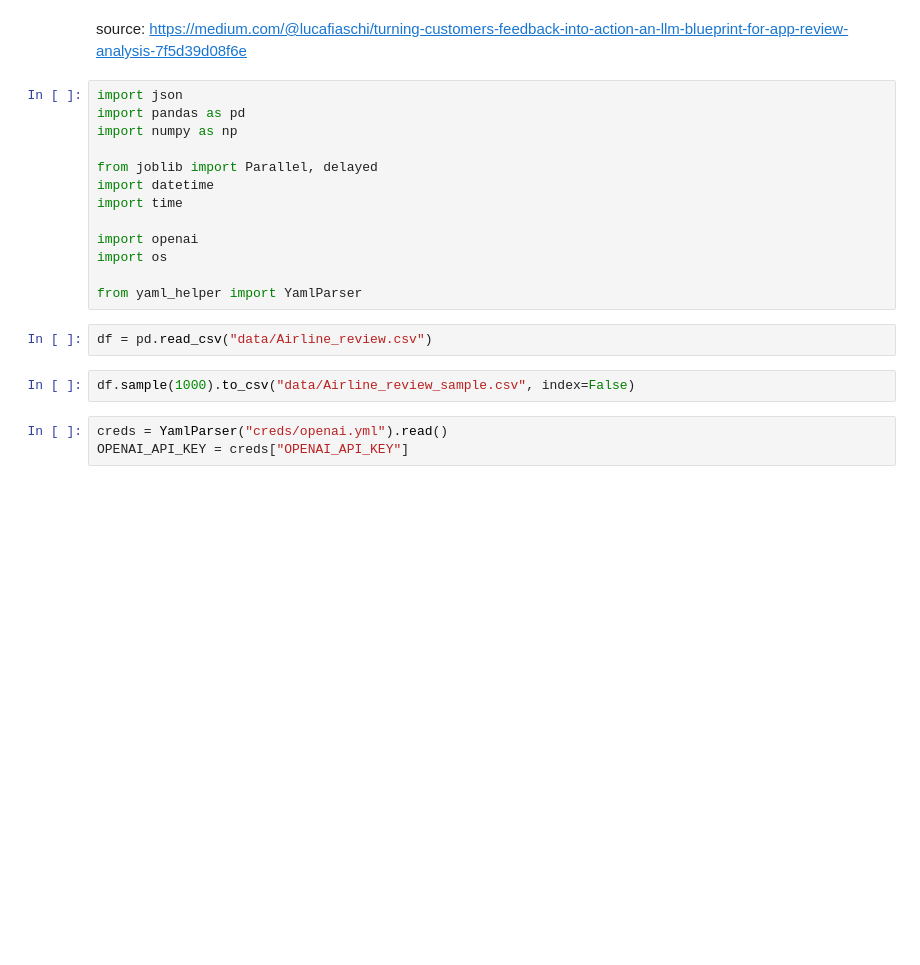
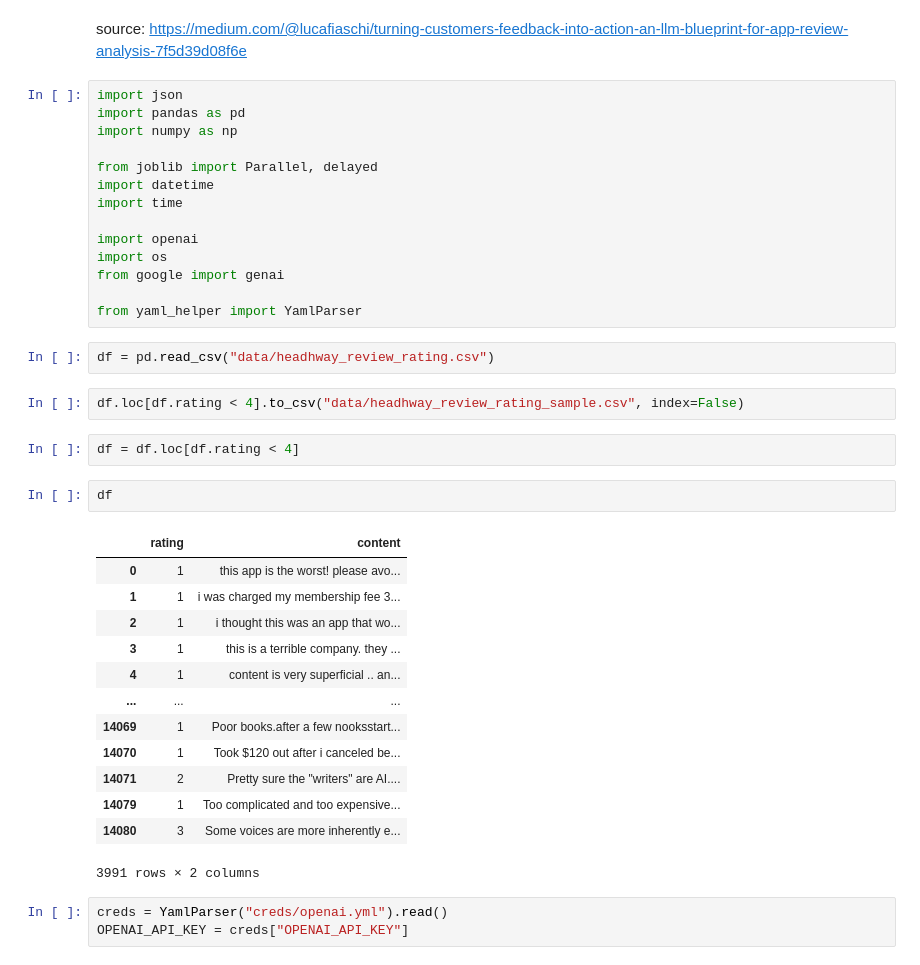
Before and after one commit to AndriiZavhorodnii/llm-messages-analysis, a Jupyter notebook: simple.ipynb, the cells around one changed output. Drawn from its saved outputs; the diff is of its cells as text; blank space fills up the shorter version.

```diff
--- a/simple.ipynb
+++ b/simple.ipynb
@@ -11,12 +11,31 @@ import time
 
 import openai
 import os
+from google import genai
 
 from yaml_helper import YamlParser
 # %%
-df = pd.read_csv("data/Airline_review.csv")
+df = pd.read_csv("data/headhway_review_rating.csv")
 # %%
-df.sample(1000).to_csv("data/Airline_review_sample.csv", index=False)
+df.loc[df.rating < 4].to_csv("data/headhway_review_rating_sample.csv", index=False)
+# %%
+df = df.loc[df.rating < 4]
+# %%
+df
+# %% [output]
+|  | rating | content |
+| 0 | 1 | this app is the worst! please avo... |
+| 1 | 1 | i was charged my membership fee 3... |
+| 2 | 1 | i thought this was an app that wo... |
+| 3 | 1 | this is a terrible company. they ... |
+| 4 | 1 | content is very superficial .. an... |
+| ... | ... | ... |
+| 14069 | 1 | Poor books.after a few nooksstart... |
+| 14070 | 1 | Took $120 out after i canceled be... |
+| 14071 | 2 | Pretty sure the "writers" are AI.... |
+| 14079 | 1 | Too complicated and too expensive... |
+| 14080 | 3 | Some voices are more inherently e... |
+3991 rows × 2 columns
 # %%
 creds = YamlParser("creds/openai.yml").read()
 OPENAI_API_KEY = creds["OPENAI_API_KEY"]
```
Also changed, not shown: parts of 7 cells of this notebook, 4 other files.
